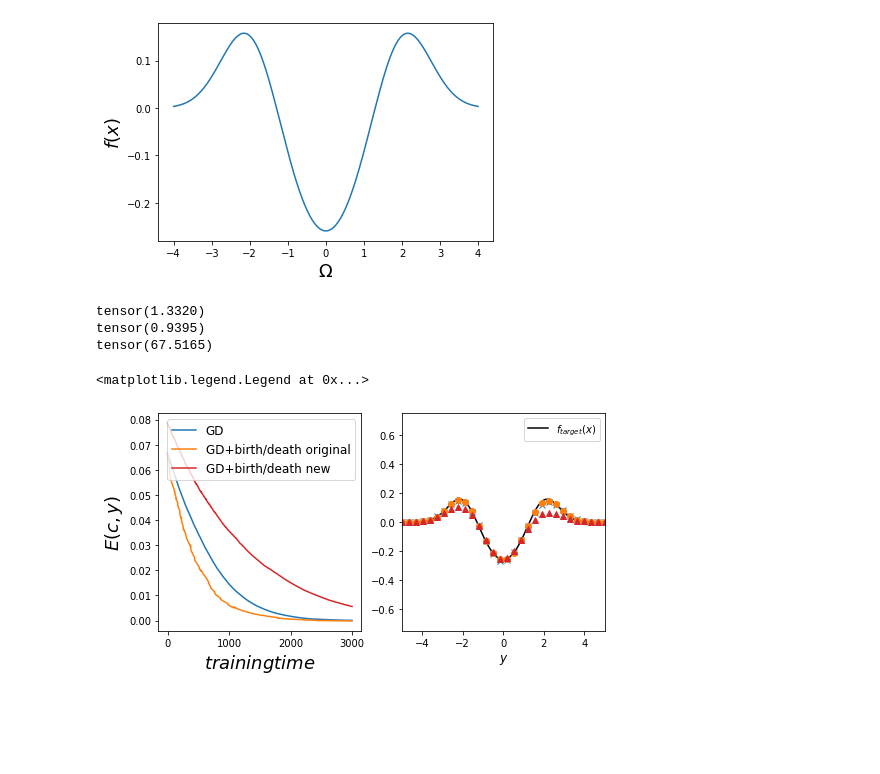
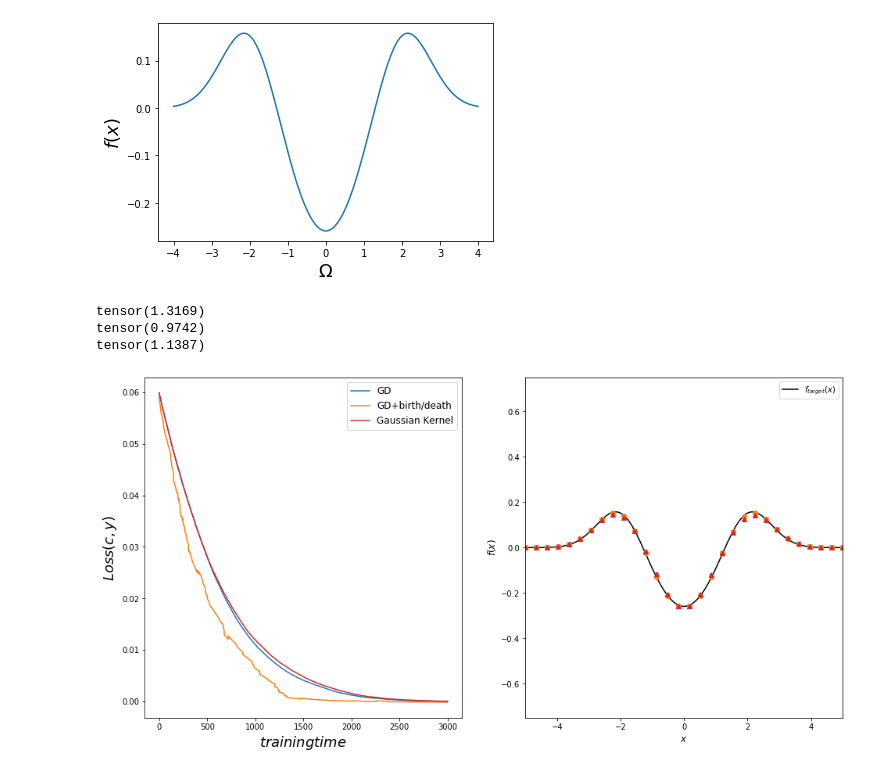
Before and after one commit to sharkjingyang/Graduate-thesis-code, a Jupyter notebook: Gaussian mix/compare.ipynb, the cells around one changed output. Saved outputs shown, nothing was run; the diff lists cells and outputs as text; code cells hidden in the pictures; blank space fills up the shorter version.

```diff
--- a/Gaussian mix/compare.ipynb
+++ b/Gaussian mix/compare.ipynb
@@ -10,8 +10,8 @@ colors = plt.rcParams["axes.prop_cycle"].by_key()["color"]
 # define the nonlinearity and kernel
 s2 = 0.5
 n = 200 #number of particle
-sigma1=1.44
-sigma2=0.92
+sigma1=0.0014
+sigma2=0.0009
 # expect xs to be [n,dim]
 def phi(xs,ys,s2s):
     return torch.exp(-(xs-ys)**2/(2.*s2s))/(np.sqrt(2*np.pi*s2s))
@@ -105,6 +105,9 @@ def step_chargesoriginal(ys, cs, n,xsbatch,ysbatch, dt=5e-2):
     # ys_new = ys - dt * (dF(ys,cs,xsbatch,ysbatch) + dK(ys,cs,xsbatch) )
     # cs_new = cs - dt * (F(ys,xsbatch,ysbatch) + K(ys,cs,xsbatch) )
     return ys_new, cs_new
+# %%
+ysint = 4*torch.rand([n,1])-2
+csint = torch.randn(ysint.shape)
 # %%
 # basic gradient descent trajectory
 def run_traj(n, n_steps, ys=None, cs=None, dt=5e-3):
@@ -294,15 +297,15 @@ print(cs.var())
 A=Kernel(ys,cs,sigma1,sigma2)
 print(torch.mean(torch.sum(A,dim=0,keepdim=True)))
 # %% [output]
-tensor(1.3320)
-tensor(0.9395)
-tensor(67.5165)
+tensor(1.3169)
+tensor(0.9742)
+tensor(1.1387)
 # %%
 
 n_steps = 3000
-traj_gd = run_traj(n, n_steps, dt=1e-2)
-traj_s1 = run_traj_original(n, n_steps, alpha=0.05, dt=1e-2)
-traj_s2 = run_traj_newwithoutbd(n, n_steps, dt=1e-2)
+traj_gd = run_traj(n, n_steps,ys=ysint,cs=csint, dt=1e-2)
+traj_s1 = run_traj_original(n, n_steps,ys=ysint,cs=csint, alpha=0.05, dt=1e-2)
+traj_s2 = run_traj_newwithoutbd(n, n_steps,ys=ysint,cs=csint, dt=1e-2)
 # traj_s3 = run_traj_newwithoutbd(n, n_steps, dt=1e-2)
 # %%
 Cf = 0.206/3
@@ -314,31 +317,31 @@ def err(traj):
         err_traj.append(torch.mean(Cf-cs*Foriginal(ys) + 0.5*cs*torch.mm(Koriginal(ys,ys.t()),cs)/n).numpy())
     return np.array(err_traj)
 # %%
-fig, [ax1, ax2] = plt.subplots(1,2,figsize=(8,4))
+fig, [ax1, ax2] = plt.subplots(1,2,figsize=(16,8))
 ys = torch.linspace(-5,5,100).reshape([100,1])
-ax1.set_ylabel(r"$E(c,y)$", fontsize=18)
+ax1.set_ylabel(r"$Loss(c,y)$", fontsize=18)
 ax1.set_xlabel(r"$training time$", fontsize=18)
 ax1.plot(np.array(err(traj_gd)), label=r"GD")
-ax1.plot(err(traj_s1), label=r"GD+birth/death original")
-ax1.plot(err(traj_s2), label=r"GD+birth/death new", color=colors[3])
+ax1.plot(err(traj_s1), label=r"GD+birth/death")
+ax1.plot(err(traj_s2), label=r"Gaussian Kernel", color=colors[3])
 # ax1.plot(err(traj_s3), label=r"GD+ new without bd")
 ax1.legend(fontsize=12, loc=0)
 
-ax2.set_xlabel(r"$y$", fontsize=12)
+ax2.set_xlabel(r"$x$", fontsize=12)
+ax2.set_ylabel(r"$f(x)$", fontsize=12)
 ax2.set_xlim(-5,5)
 ax2.set_ylim(-0.75,0.75)
 xs = torch.linspace(-5,5,200).reshape(200,1)
 ax2.plot(xs.numpy(), f(xs).numpy(), "k", label=r"$f_{target}(x)$")
 n = traj_gd[0][0].shape[0]
 xs = torch.linspace(-5,5,30).reshape(30,1)
 ax2.plot(xs.numpy(), fn(xs, traj_gd[-1][1].reshape(n), traj_gd[-1][0].reshape(n), s2).numpy(), "x", color=colors[0])
 ax2.plot(xs.numpy(), fn(xs, traj_s1[-1][1].reshape(n), traj_s1[-1][0].reshape(n), s2).numpy(), "o", color=colors[1])
 ax2.plot(xs.numpy(), fn(xs, traj_s2[-1][1].reshape(n), traj_s2[-1][0].reshape(n), s2).numpy(), "^", color=colors[3])
 # ax2.plot(xs.numpy(), fn(xs, traj_s3[-1][1].reshape(n), traj_s3[-1][0].reshape(n), s2).numpy(), "^", color=colors[3])
 ax2.legend()
 
 
-# fig.savefig("gaussian_convergence_full_supp.pdf")
+fig.savefig("Gauss Kernel bad case.png")
 # %% [output]
-<matplotlib.legend.Legend at 0x...>
-[figure, old version]
+[figure, new version]
```
Also changed, not shown: 2 other files.
